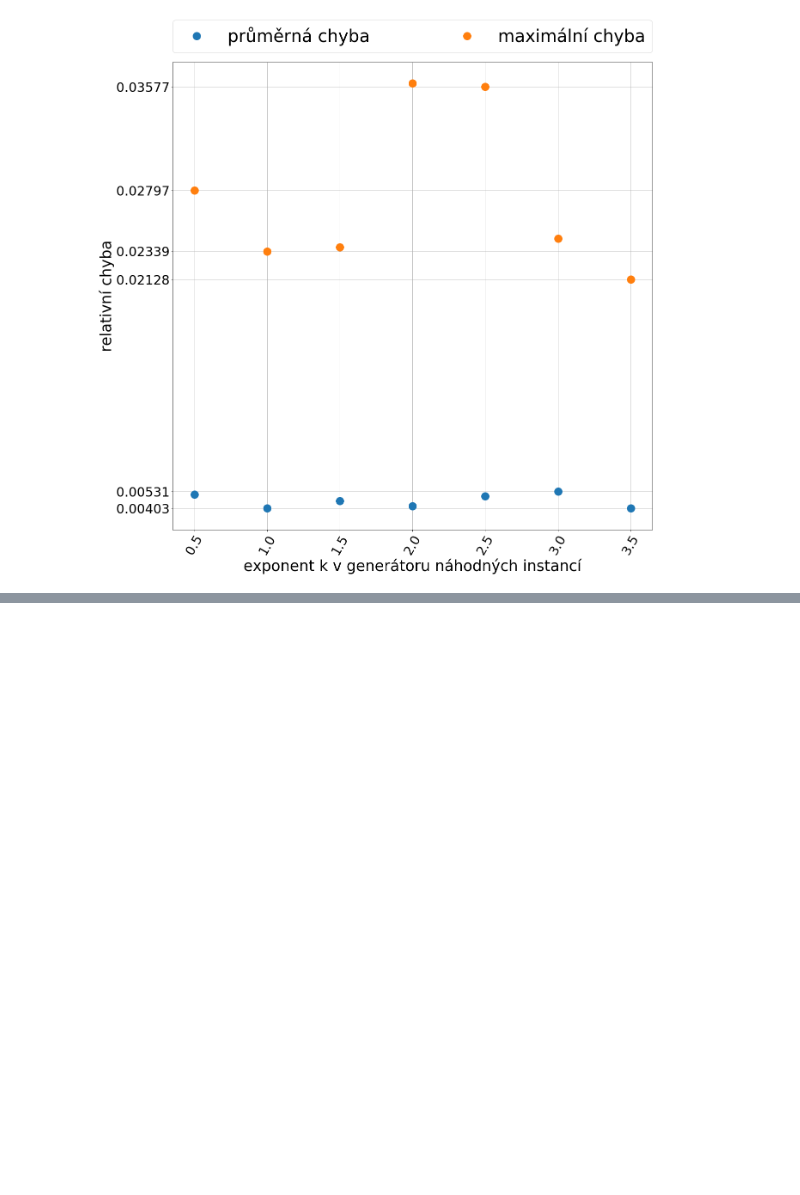
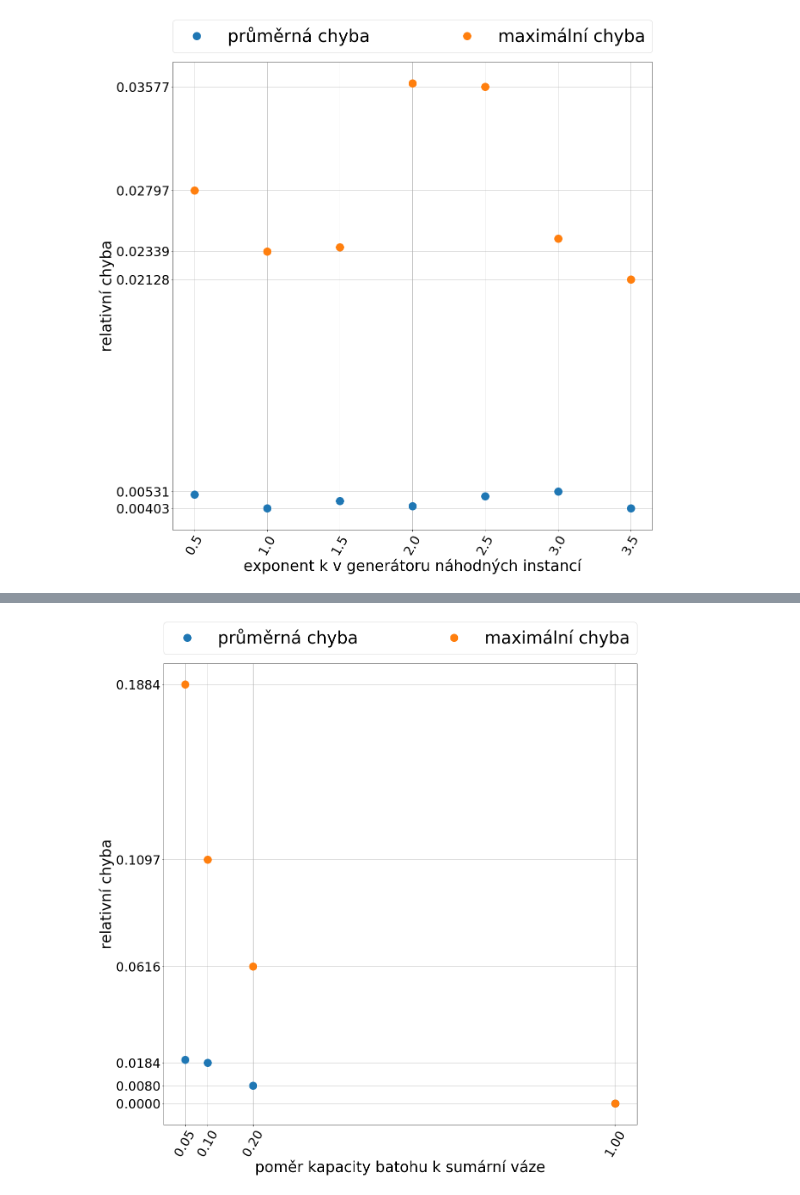
Before and after one commit to martilad/MI-PAA2018, a Jupyter notebook: task3/graphMake.ipynb, the cells around one changed output, grey strips where cells are left out. Cells and saved outputs as stored; diff of their text form; code cells hidden in the pictures; blank space fills up the shorter version.

```diff
--- a/task3/graphMake.ipynb
+++ b/task3/graphMake.ipynb
@@ -137,0 +157,17 @@ do_plot(20, 20, df.index, df[['avgE', 'maxE']],
+# %%
+df = crate_data_frame(['05.m.csv','10.m.csv','20.m.csv','100.m.csv',
+                      ],
+                      ['errH'], 100, True)
+dM = crate_data_frame(['05.m.csv','10.m.csv','20.m.csv','100.m.csv',
+                      ],
+                      ['errH'], 100, False)
+df.columns = ['avgE']
+dM.columns = ['maxE']
+df['maxE'] = dM['maxE']
+
+
+do_plot(20, 20, df.index, df[['avgE', 'maxE']],
+        "poměr kapacity batohu k sumární váze", "relativní chyba", ['průměrná chyba', 'maximální chyba'],
+        "GMHE.pdf",30 , 1)
+# %% [output]
+[figure, added]
```
Also changed, not shown: parts of 6 cells of this notebook, 19 other files.
